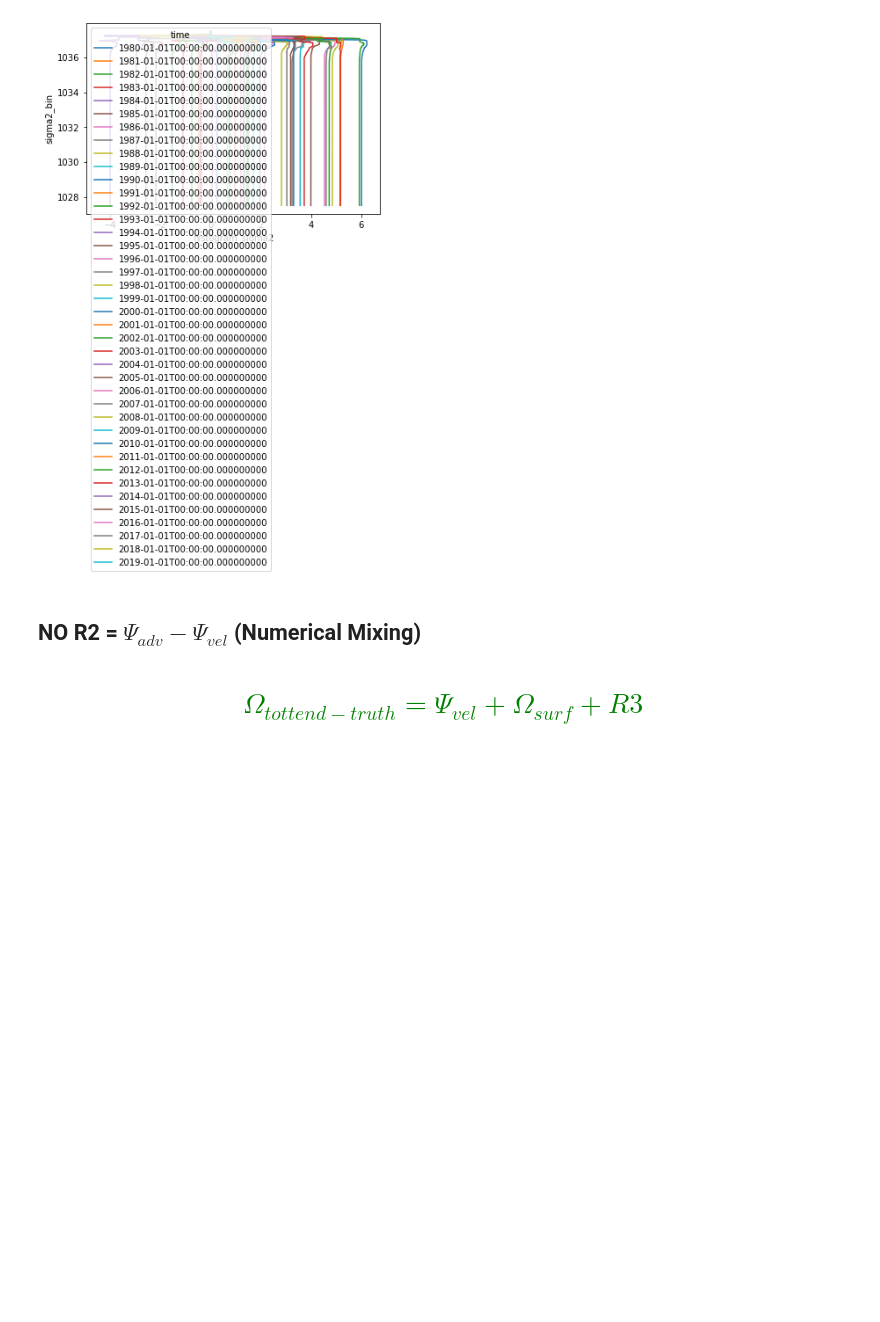
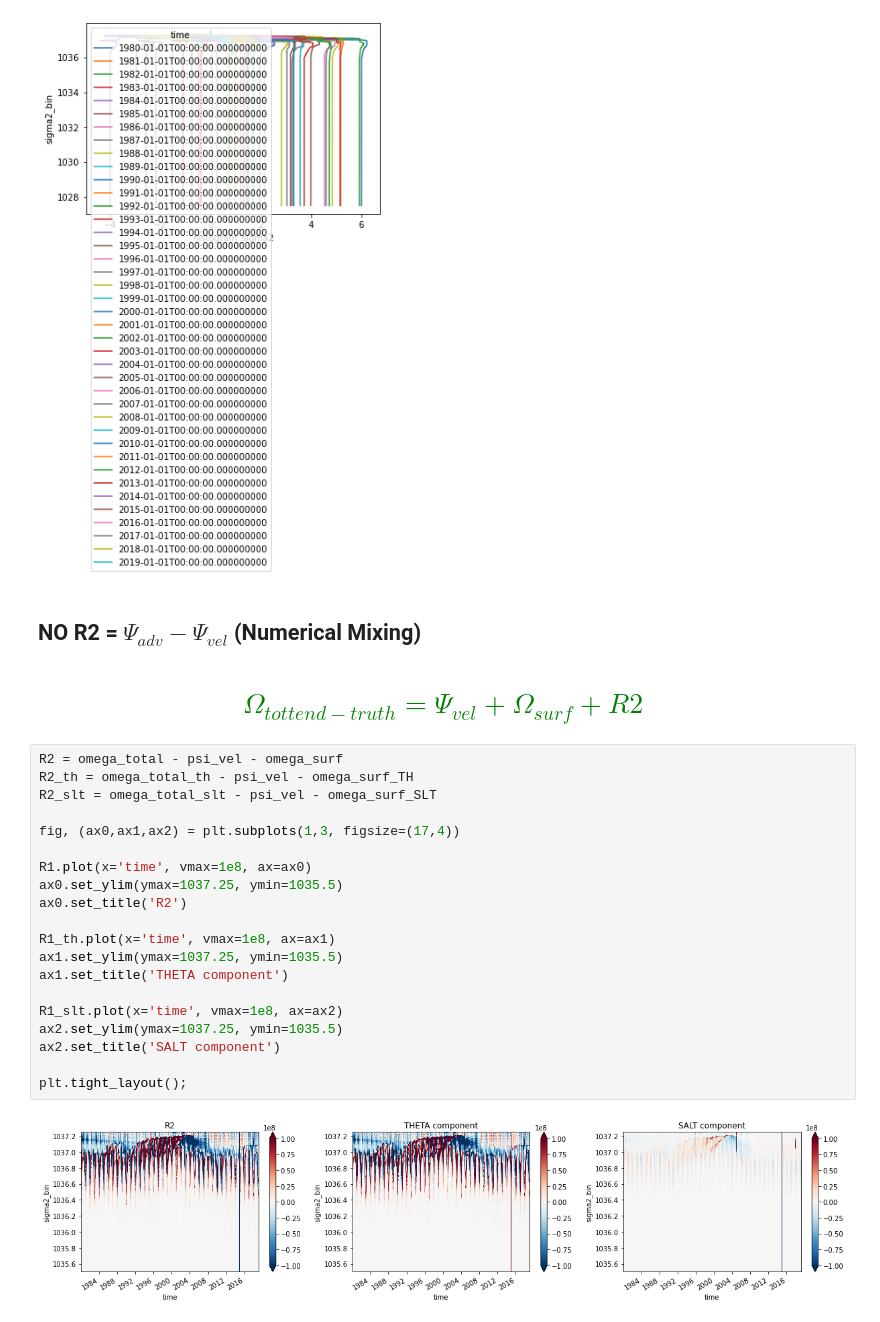
Before and after one commit to ocean-transport/WMT-project, a Jupyter notebook: GODAS/wmt-budget-sigma-space.ipynb, the cells around one changed output. Cells and saved outputs as stored; diff of their text form; blank space fills up the shorter version.

Commit message:
dvdt=psi_vel+omega_surf+R2+R1

```diff
--- a/GODAS/wmt-budget-sigma-space.ipynb
+++ b/GODAS/wmt-budget-sigma-space.ipynb
@@ -835,4 +835,26 @@ plt.xlim(1035.5, 1037.5)
 # %% [markdown]
 ## NO R2 = $\Psi_{adv} - \Psi_{vel}$ (Numerical Mixing)
 # %% [markdown]
-# <font color='Green'>\begin{equation*} \Omega_{tottend-truth} = \Psi_{vel} + \Omega_{surf} + R3 \end{equation*} </font>
+# <font color='Green'>\begin{equation*} \Omega_{tottend-truth} = \Psi_{vel} + \Omega_{surf} + R2 \end{equation*} </font>
+# %%
+R2 = omega_total - psi_vel - omega_surf
+R2_th = omega_total_th - psi_vel - omega_surf_TH
+R2_slt = omega_total_slt - psi_vel - omega_surf_SLT
+
+fig, (ax0,ax1,ax2) = plt.subplots(1,3, figsize=(17,4))
+
+R1.plot(x='time', vmax=1e8, ax=ax0)
+ax0.set_ylim(ymax=1037.25, ymin=1035.5)
+ax0.set_title('R2')
+
+R1_th.plot(x='time', vmax=1e8, ax=ax1)
+ax1.set_ylim(ymax=1037.25, ymin=1035.5)
+ax1.set_title('THETA component')
+
+R1_slt.plot(x='time', vmax=1e8, ax=ax2)
+ax2.set_ylim(ymax=1037.25, ymin=1035.5)
+ax2.set_title('SALT component')
+
+plt.tight_layout();
+# %% [output]
+[figure, added]
```
Also changed, not shown: parts of 3 cells of this notebook.
